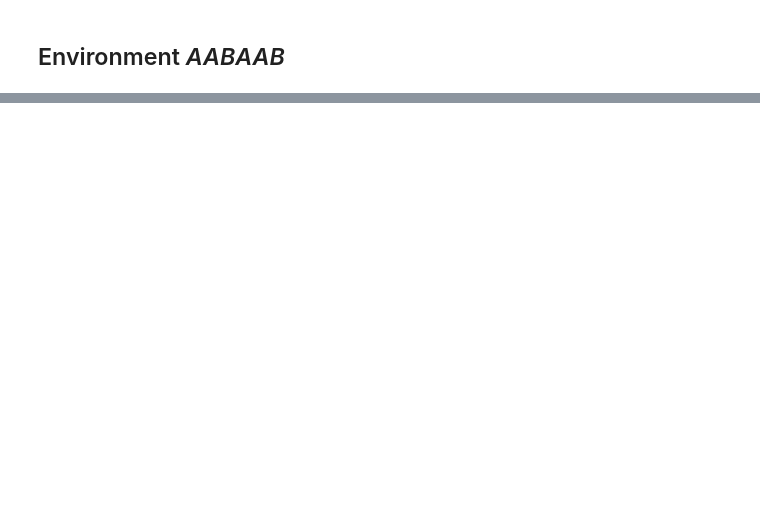
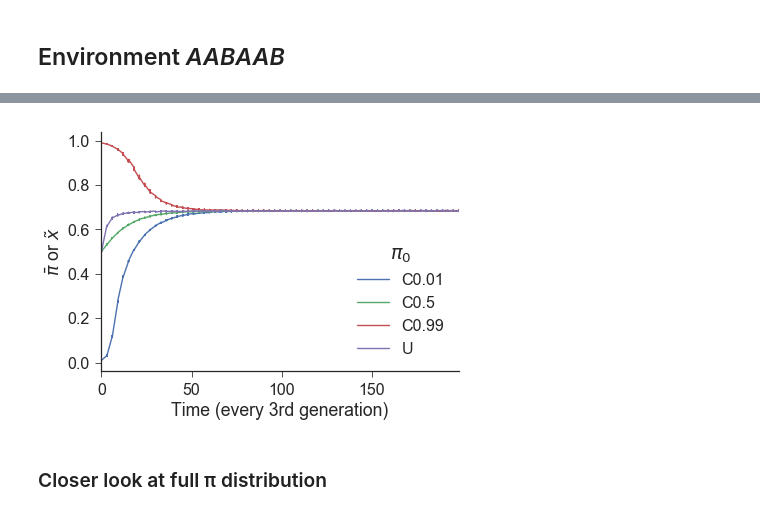
Before and after one commit to yoavram/Milpitas, a Jupyter notebook: recurrence.ipynb, the cells around one changed output, grey strips where cells are left out. Cells and saved outputs as stored; diff of their text form; code cells hidden in the pictures; blank space fills up the shorter version.

```diff
--- a/recurrence.ipynb
+++ b/recurrence.ipynb
@@ -201,0 +268,13 @@ fig.savefig('figures/env_A2B1.pdf');
+# %%
+fig, ax = plt.subplots()
+_df = df[(df['ω0'] == ωA_) & (df['ω1'] == ωB_) & (df['η1'] == η_)]
+for (π0_, grp) in _df[_df['t'] % 3 == 0].groupby('π0'):
+    grp.sort_values('t').plot('t', 'π', ax=ax, label=π0_)
+ax.set_xlabel('Time (every 3rd generation)')
+ax.set_ylabel(r'$\bar{\pi}$ or $\tilde{x}$')
+ax.legend(title='$\pi_0$')
+sns.despine()
+# %% [output]
+[figure, added]
+# %% [markdown]
+### Closer look at full π distribution
```
Also changed, not shown: parts of 16 cells of this notebook.
